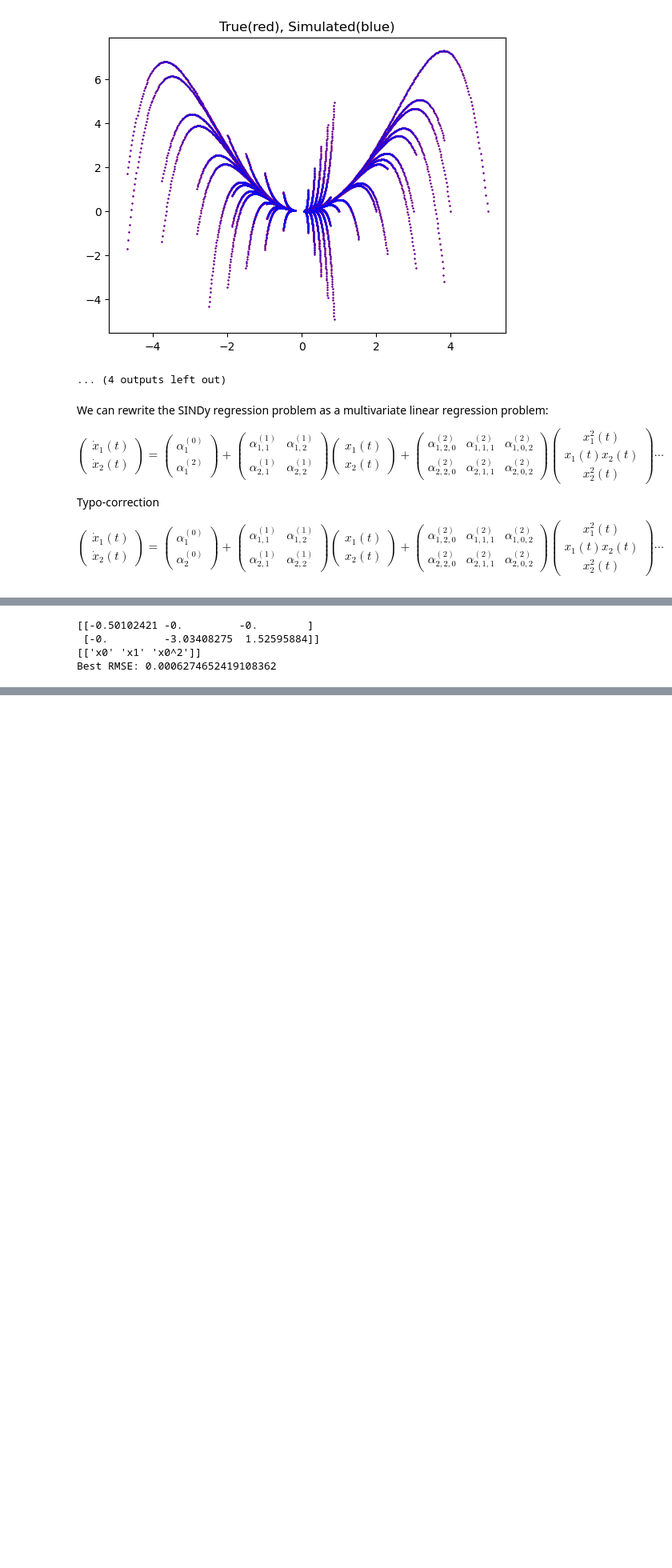
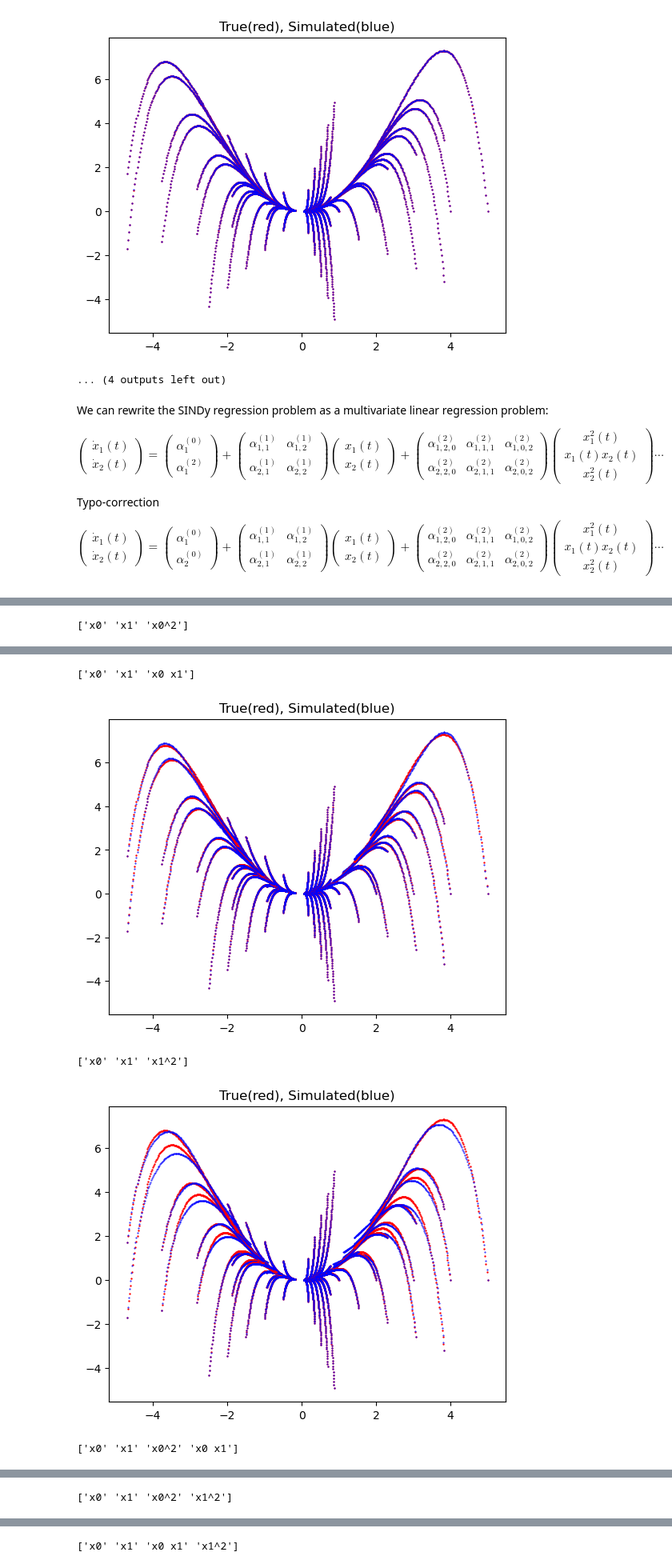
Before and after one commit to younghwan-cho-dev/KoopmanThoughts, a Jupyter notebook: pysindy_app2koopman0.ipynb, the cells around one changed output, grey strips where cells are left out. Shown at 80% size. Saved outputs shown, nothing was run; the diff lists cells and outputs as text; code cells hidden in the pictures; blank space fills up the shorter version.

```diff
--- a/pysindy_app2koopman0.ipynb
+++ b/pysindy_app2koopman0.ipynb
@@ -199,13 +220,12 @@ best_rms = 10**8 # Very large RMSE
 best_avg_rms = 10**8 # Very large RMSE
 rmse_list = []
 
-poly = PolynomialFeatures(2, include_bias=False)
-for L in range(1, 5):
-    for subset in itertools.combinations(range(0,5), L):
-        if subset != (0,1,2):
-            continue
+poly = PolynomialFeatures(2, include_bias=False) # x0, x1, x0^2, x0x1, x1^2
+for L in range(1, 4):
+    for subset in itertools.combinations(range(2,5), L): # 3_C_L for [x0^2, x0x1, x1^2].
+        subset = [0,1] + list(subset) # Always include the state itself
+
         for data in train_data: # For each initial condtion
-
             time_d = []
             for dim in range(0,data.shape[1]):
                 temp_time_d = centralDifference(data[:,dim],0.01)
@@ -216,61 +236,48 @@ for L in range(1, 5):
             data_augmented = poly.fit_transform(data_truncated)
 
             error_occur_checker = False
             data_subset = data_augmented[:,subset]
 
-            clf = linear_model.Lasso(alpha=10**-4,fit_intercept=False, max_iter=2000)
+            clf = linear_model.Lasso(alpha=0.0001,fit_intercept=False, max_iter=4000)
             clf.fit(X=data_subset, y=data_diff)
 
             init_cond = data[0,:].reshape(1,2)
             current_state = init_cond
             sim = [current_state]
-
-            # np.array([[-0.501,0,0],[0,-3,1.5]]
             dynamics = func_generator(clf.coef_, poly, subset)
 
-            # Using scipy.solve_ivp
-            # trajectory = solve_ivp(dynamics, [0, 2], current_state[0],t_eval=np.round(np.linspace(0,test1.timeHorizon,1+(test1.timeHorizon*100)),2), method='RK23')
-            # sim = trajectory.y.T
-
             for iter in np.round(np.linspace(0,test1.timeHorizon,(test1.timeHorizon*100)),2):
-                try:
-                    next_state = integrator_RK4(dynamics, 0.01, iter, current_state)
-                except ValueError as error:
-                    print(f"{error} occur. Simulation halted.")
-                    error_occur_checker = True
-                    break
-
+                next_state = integrator_RK4(dynamics, 0.01, iter, current_state)
                 sim.append(next_state)
                 current_state = next_state
 
             plt.scatter(x=data[:,0],y=data[:,1],label='true',s=0.5,color='red')
-            if error_occur_checker == False:
-                # Keep the best model for each observable set but will be saved when we verify the average RMSE for all initial conditions.
-                sim = np.array(sim).reshape(1+(test1.timeHorizon*100),2)
-                plt.scatter(x=sim[:,0],y=sim[:,1],label='simul',s=0.2,color='blue')
-                rms = mean_squared_error(data, sim, squared=False)
-                rmse_list.append(rms)
-                if rms <= best_rms:
-                    candidate_model = clf
-            else:
-                print(f"Passing RMSE calcualtion:{clf.coef_},{poly.get_feature_names_out()[[subset]]}")
-                # sim = np.array(sim).reshape(int(1+(iter*100)),2)
-                # plt.scatter(x=sim[:,0],y=sim[:,1],label='simul',s=0.2,color='black')
+            # Keep the best model for each observable set but will be saved when we verify the average RMSE for all initial conditions.
+            sim = np.array(sim).reshape(1+(test1.timeHorizon*100),2)
+            plt.scatter(x=sim[:,0],y=sim[:,1],label='simul',s=0.2,color='blue')
 
+            rms = mean_squared_error(data, sim, squared=False)
+            rmse_list.append(rms)
+            if rms <= best_rms:
+                candidate_model = clf
+
+        print(poly.get_feature_names_out()[subset])
         avg_rms = np.average(np.array(rmse_list))
         if avg_rms <= best_avg_rms:
             best_avg_rms = avg_rms
             best_observables = subset
             best_model = candidate_model
         plt.title('True(red), Simulated(blue)')
         plt.show()
 
-print(clf.coef_)
+print(best_model.coef_)
 print(poly.get_feature_names_out()[[best_observables]])
 print(f'Best RMSE: {best_avg_rms}')
 # %% [output]
+['x0' 'x1' 'x0^2']
 [figure]
-[[-0.50102421 -0.         -0.        ]
- [-0.         -3.03408275  1.52595884]]
-[['x0' 'x1' 'x0^2']]
-Best RMSE: 0.0006274652419108362
+['x0' 'x1' 'x0 x1']
+[figure, added]
+['x0' 'x1' 'x1^2']
+[figure, added]
+['x0' 'x1' 'x0^2' 'x0 x1']
@@ -276,0 +285 @@ Best RMSE: 0.0006274652419108362
+['x0' 'x1' 'x0^2' 'x1^2']
@@ -276,0 +287 @@ Best RMSE: 0.0006274652419108362
+['x0' 'x1' 'x0 x1' 'x1^2']
```
Also changed, not shown: parts of 2 cells of this notebook.
